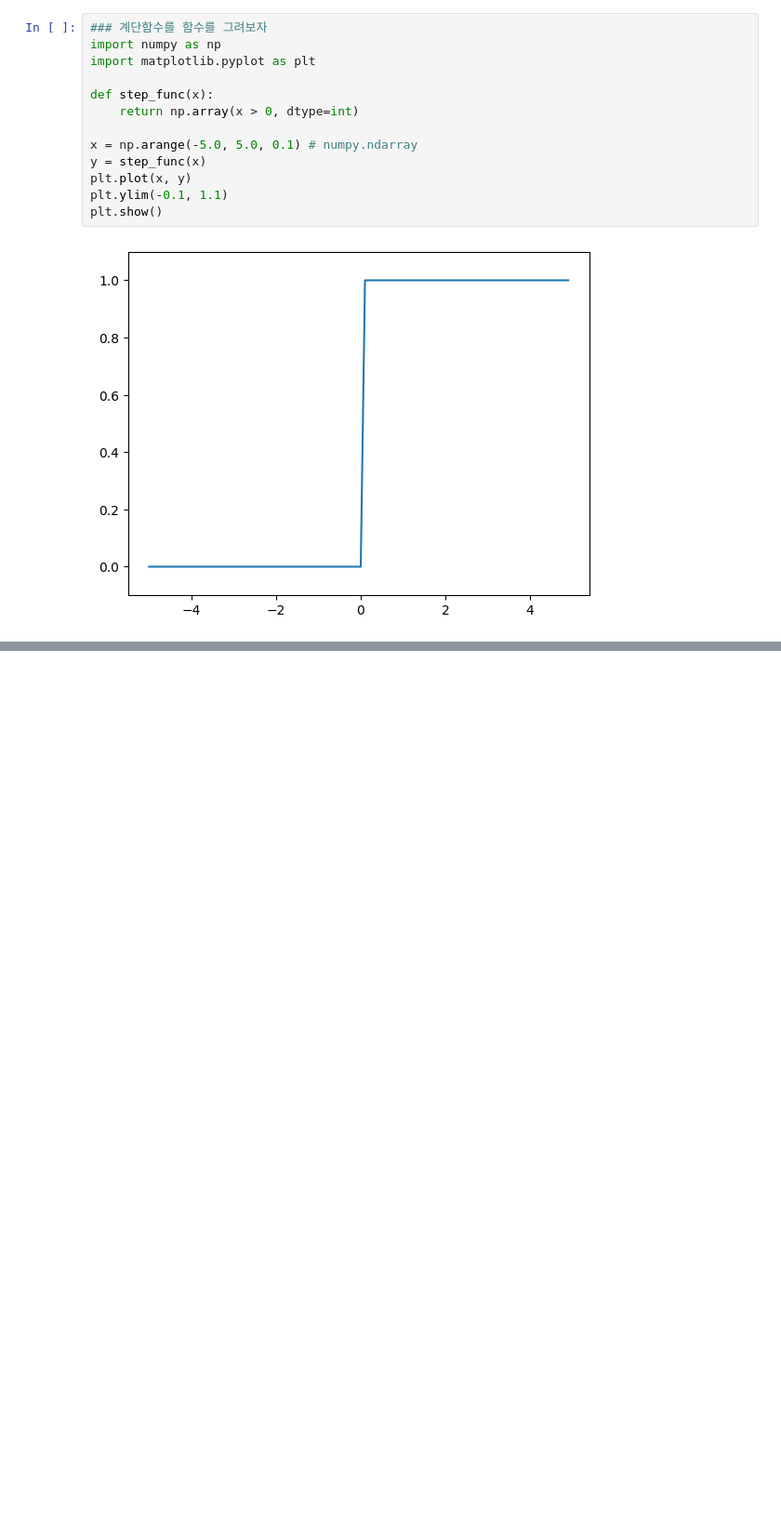
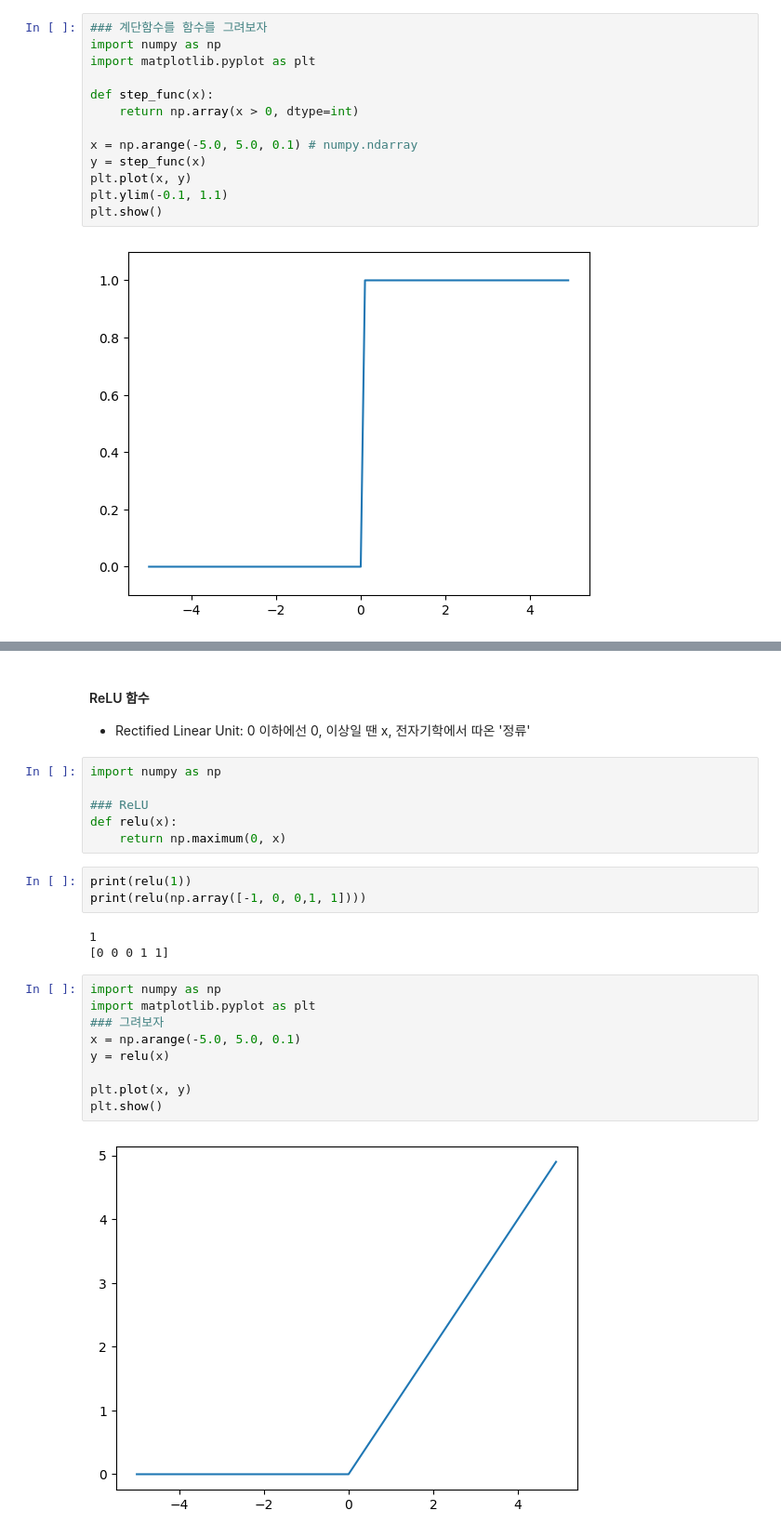
Before and after one commit to wwcbyang/DL, a Jupyter notebook: perceptron.ipynb, the cells around one changed output, grey strips where cells are left out. Shown at 93% size. Saved outputs shown, nothing was run; the diff lists cells and outputs as text; blank space fills up the shorter version.

```diff
--- a/perceptron.ipynb
+++ b/perceptron.ipynb
@@ -160,0 +217,26 @@ plt.show()
+# %% [markdown]
+#### ReLU 함수
+* Rectified Linear Unit: 0 이하에선 0, 이상일 땐 x, 전자기학에서 따온 '정류'
+# %%
+import numpy as np
+
+### ReLU
+def relu(x):
+    return np.maximum(0, x)
+# %%
+print(relu(1))
+print(relu(np.array([-1, 0, 0,1, 1])))
+# %% [output]
+1
+[0 0 0 1 1]
+# %%
+import numpy as np
+import matplotlib.pyplot as plt
+### 그려보자
+x = np.arange(-5.0, 5.0, 0.1)
+y = relu(x)
+
+plt.plot(x, y)
+plt.show()
+# %% [output]
+[figure, added]
```
Also changed, not shown: parts of 8 cells of this notebook.
